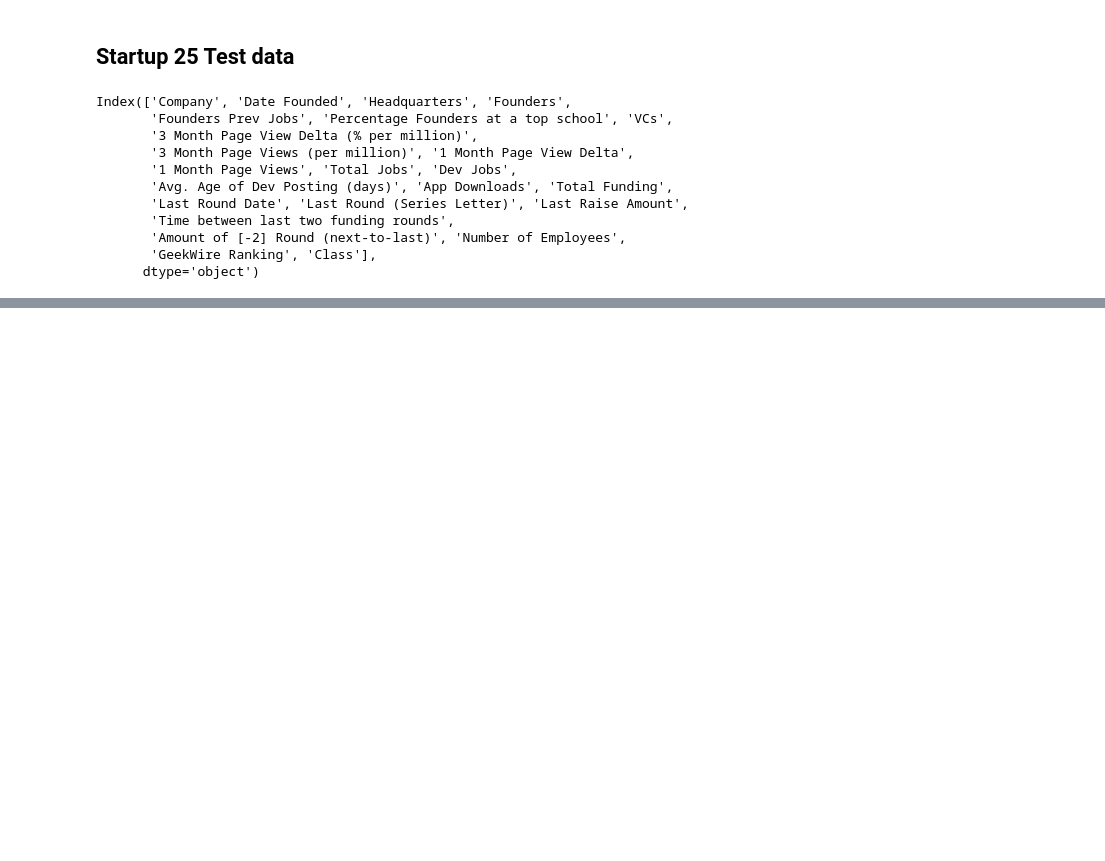
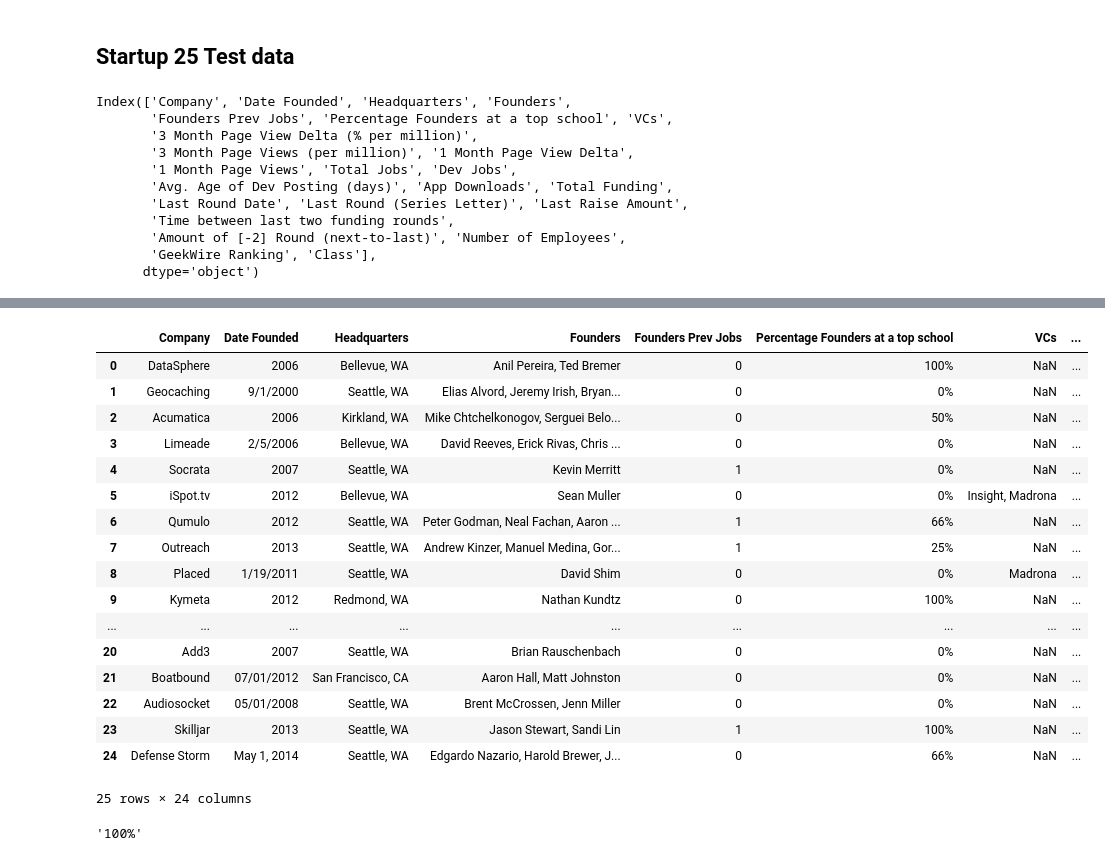
Before and after one commit to clair3st/machine-learning, a Jupyter notebook: StartUp testing.ipynb, the cells around one changed output, grey strips where cells are left out. Cells and saved outputs as stored; diff of their text form; code cells hidden in the pictures; blank space fills up the shorter version.

```diff
--- a/StartUp testing.ipynb
+++ b/StartUp testing.ipynb
@@ -40,0 +22,25 @@ Name: Company, dtype: object
+# %%
+data
+# %% [output]
+|  | Company | Date Founded | Headquarters | Founders | Founders Prev Jobs | Percentage Founders at a top school | VCs | ... |
+| 0 | DataSphere | 2006 | Bellevue, WA | Anil Pereira, Ted Bremer | 0 | 100% | NaN | ... |
+| 1 | Geocaching | 9/1/2000 | Seattle, WA | Elias Alvord, Jeremy Irish, Bryan... | 0 | 0% | NaN | ... |
+| 2 | Acumatica | 2006 | Kirkland, WA | Mike Chtchelkonogov, Serguei Belo... | 0 | 50% | NaN | ... |
+| 3 | Limeade | 2/5/2006 | Bellevue, WA | David Reeves, Erick Rivas, Chris ... | 0 | 0% | NaN | ... |
+| 4 | Socrata | 2007 | Seattle, WA | Kevin Merritt | 1 | 0% | NaN | ... |
+| 5 | iSpot.tv | 2012 | Bellevue, WA | Sean Muller | 0 | 0% | Insight, Madrona | ... |
+| 6 | Qumulo | 2012 | Seattle, WA | Peter Godman, Neal Fachan, Aaron ... | 1 | 66% | NaN | ... |
+| 7 | Outreach | 2013 | Seattle, WA | Andrew Kinzer, Manuel Medina, Gor... | 1 | 25% | NaN | ... |
+| 8 | Placed | 1/19/2011 | Seattle, WA | David Shim | 0 | 0% | Madrona | ... |
+| 9 | Kymeta | 2012 | Redmond, WA | Nathan Kundtz | 0 | 100% | NaN | ... |
+| ... | ... | ... | ... | ... | ... | ... | ... | ... |
+| 20 | Add3 | 2007 | Seattle, WA | Brian Rauschenbach | 0 | 0% | NaN | ... |
+| 21 | Boatbound | 07/01/2012 | San Francisco, CA | Aaron Hall, Matt Johnston | 0 | 0% | NaN | ... |
+| 22 | Audiosocket | 05/01/2008 | Seattle, WA | Brent McCrossen, Jenn Miller | 0 | 0% | NaN | ... |
+| 23 | Skilljar | 2013 | Seattle, WA | Jason Stewart, Sandi Lin | 1 | 100% | NaN | ... |
+| 24 | Defense Storm | May 1, 2014 | Seattle, WA | Edgardo Nazario, Harold Brewer, J... | 0 | 66% | NaN | ... |
+25 rows × 24 columns
+# %%
+data['Percentage Founders at a top school'][0]
+# %% [output]
+'100%'
```
Also changed, not shown: parts of 10 cells of this notebook.
